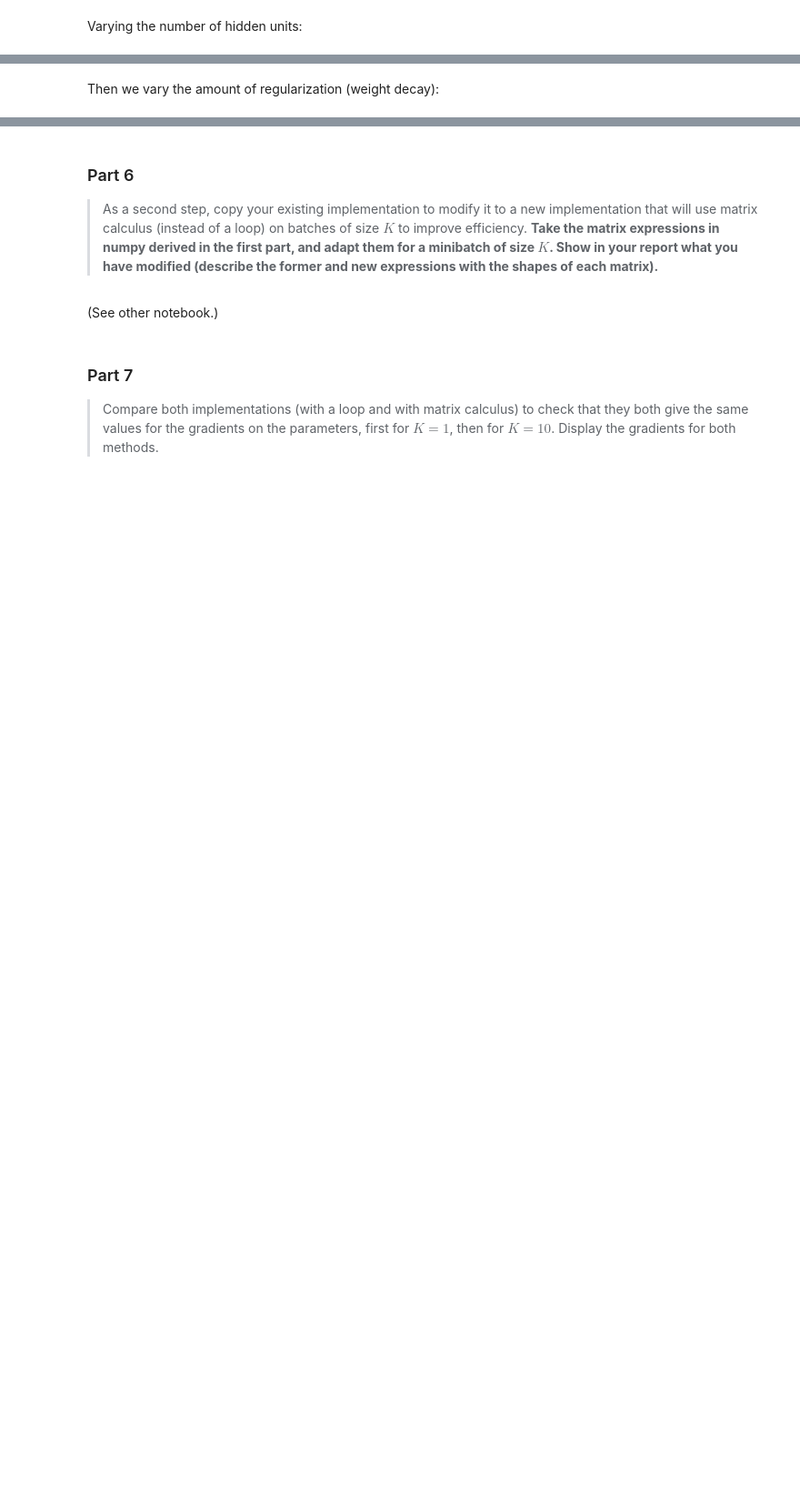
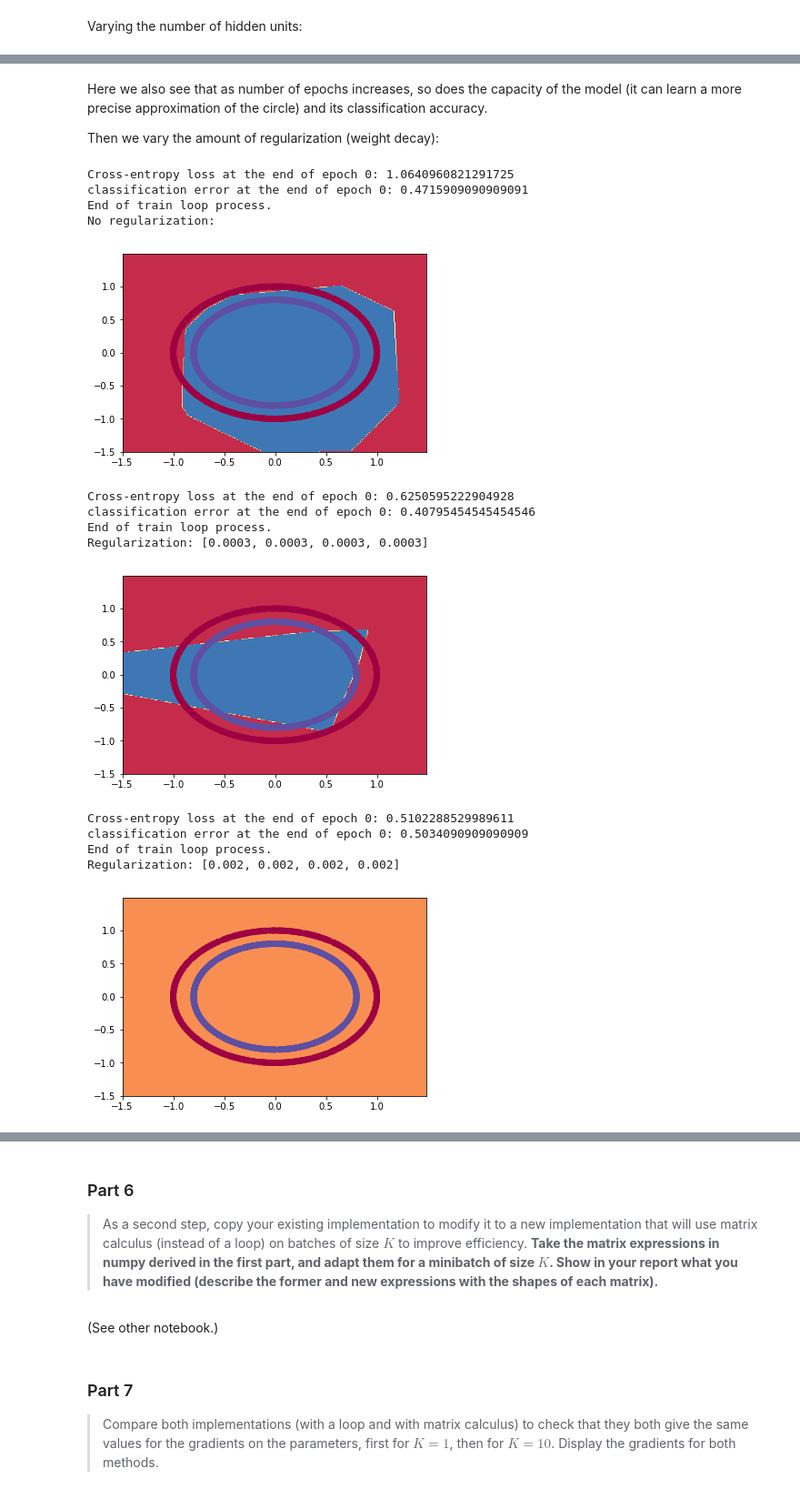
Before and after one commit to violetguos/ift6390, a Jupyter notebook: Homework 3/3_practical_part_loop.ipynb, the cells around one changed output, grey strips where cells are left out. Shown at 91% size. Drawn from its saved outputs; the diff is of its cells as text; code cells hidden in the pictures; blank space fills up the shorter version.

```diff
--- a/Homework 3/3_practical_part_loop.ipynb
+++ b/Homework 3/3_practical_part_loop.ipynb
@@ -853,30 +944,40 @@ for n in num_epoch:
-# %% [markdown]
-Then we vary the amount of regularization (weight decay):
+# %% [markdown]
+Here we also see that as number of epochs increases, so does the capacity of the model (it can learn a more precise approximation of the circle) and its classification accuracy.
+
+Then we vary the amount of regularization (weight decay):
 # %%
 # No regularization
-circleNet = neuralNet(2, 15, 2, trainData.shape[0]) # K = 2
-train_loop(circleNet, trainData, trainTarget, K, 200) # 1000 epoches
+circleNet = neuralNet(2, 5, 2, trainData.shape[0]) # K = 2
+train_loop(circleNet, trainData, trainTarget, K, 3)
 print('No regularization:')
 plot_decision_boundary(circleNet,trainData, np.argmax(trainTarget, axis = 1))
 
 
 # with regularization
-circleNet = neuralNet(2, 15, 2, trainData.shape[0], regularize=[3e-4, 3e-4,  3e-4, 3e-4]) # K = 2
-train_loop(circleNet, trainData, trainTarget, K, 200) # 1000 epoches
+circleNet = neuralNet(2, 5, 2, trainData.shape[0], regularize=[3e-4, 3e-4,  3e-4, 3e-4]) # K = 2
+train_loop(circleNet, trainData, trainTarget, K, 3)
 print('Regularization: {}'.format(circleNet.regularize))
 plot_decision_boundary(circleNet,trainData, np.argmax(trainTarget, axis = 1))
 
 
 # with regularization
-circleNet = neuralNet(2, 15, 2, trainData.shape[0], regularize=[2e-3, 2e-3,  2e-3, 2e-3]) # K = 2
-train_loop(circleNet, trainData, trainTarget, K, 200) # 1000 epoches
+circleNet = neuralNet(2, 5, 2, trainData.shape[0], regularize=[2e-3, 2e-3,  2e-3, 2e-3]) # K = 2
+train_loop(circleNet, trainData, trainTarget, K, 3)
 print('Regularization: {}'.format(circleNet.regularize))
 plot_decision_boundary(circleNet,trainData, np.argmax(trainTarget, axis = 1))
-
-
-
-# with different regularization
-circleNet = neuralNet(2, 15, 2, trainData.shape[0], regularize=[2e-2, 1e-2,  2e-2, 1e-2]) # K = 2
-train_loop(circleNet, trainData, trainTarget, K, 200) # 1000 epoches
-print('Regularization: {}'.format(circleNet.regularize))
-plot_decision_boundary(circleNet,trainData, np.argmax(trainTarget, axis = 1))
+# %% [output]
+Cross-entropy loss at the end of epoch 0: 1.0640960821291725
+classification error at the end of epoch 0: 0.4715909090909091
+End of train loop process.
+No regularization:
+[figure, added]
+Cross-entropy loss at the end of epoch 0: 0.6250595222904928
+classification error at the end of epoch 0: 0.40795454545454546
+End of train loop process.
+Regularization: [0.0003, 0.0003, 0.0003, 0.0003]
+[figure, added]
+Cross-entropy loss at the end of epoch 0: 0.5102288529989611
+classification error at the end of epoch 0: 0.5034090909090909
+End of train loop process.
+Regularization: [0.002, 0.002, 0.002, 0.002]
+[figure, added]
```
Also changed, not shown: parts of 16 cells of this notebook.
